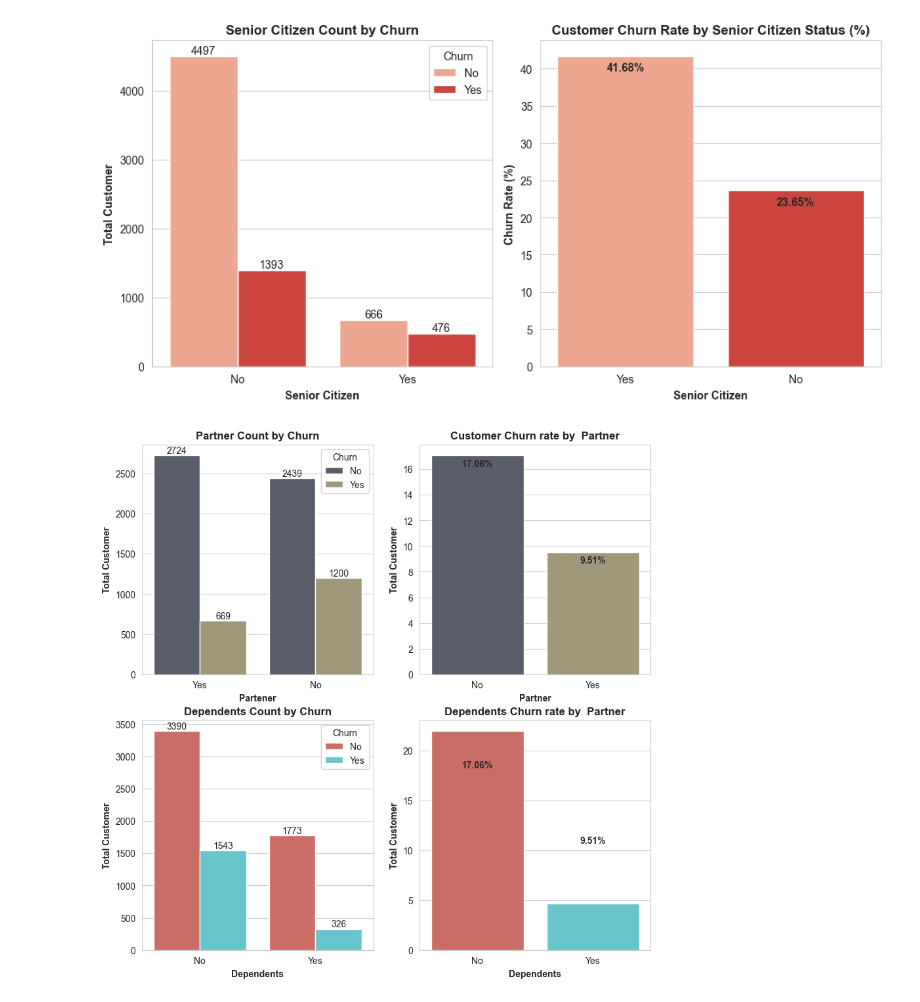
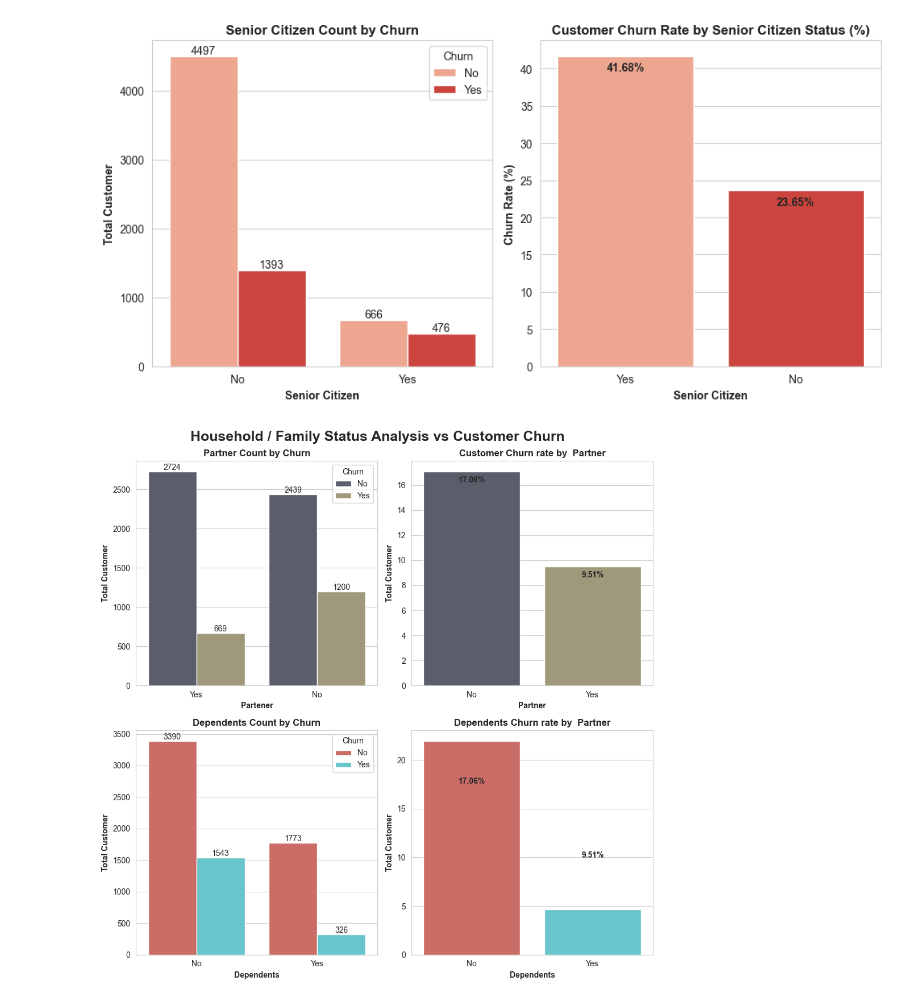
Before and after one commit to Md-Maruf-1727/customer-churn-prediction-ml, a Jupyter notebook: NoteBooks/03_eda_visualization.ipynb, the cells around one changed output. Drawn from its saved outputs; the diff is of its cells as text; code cells hidden in the pictures.

```diff
--- a/NoteBooks/03_eda_visualization.ipynb
+++ b/NoteBooks/03_eda_visualization.ipynb
@@ -154,32 +154,36 @@ sns.countplot(
     data=df,
     x= 'Dependents',
     hue='Churn',
     palette='hls',
     ax = axes[1, 0]
 )
 
 axes[1, 0].set_title("Dependents Count by Churn", weight='bold')
 axes[1, 0].set_xlabel("Dependents", weight='bold')
 axes[1, 0].set_ylabel("Total Customer", weight='bold')
 
 for container in axes[1, 0].containers:
     axes[1, 0].bar_label(container)
 
 
 dependents_churn_rate = pd.crosstab(df['Dependents'], df['Churn'], normalize=True)*100
 dependents_churn_rate_yes = dependents_churn_rate['Yes'].sort_values(ascending=False)
 
 sns.barplot(
     x=dependents_churn_rate_yes.index,
     y=dependents_churn_rate_yes.values,
     palette='hls',
     ax= axes[1, 1]
 )
 axes[1, 1].set_title("Dependents Churn rate by  Partner", weight='bold')
 axes[1, 1].set_xlabel("Dependents", weight='bold')
 axes[1, 1].set_ylabel("Total Customer", weight='bold')
 
 for i, value in enumerate(partner_churn_rate_yes.values):
-    axes[1, 1].text(i, value + 1, f"{value:.2f}%", ha='center', va='bottom', weight='bold')
+    axes[1, 1].text(i, value + 0.3, f"{value:.2f}%", ha='center', va='bottom', weight='bold')
+
+fig.suptitle("Household / Family Status Analysis vs Customer Churn", fontsize=18, fontweight='bold')
+plt.tight_layout()
+plt.show()
 # %% [output]
-[figure, old version]
+[figure, new version]
```
Also changed, not shown: parts of 1 cell of this notebook.
